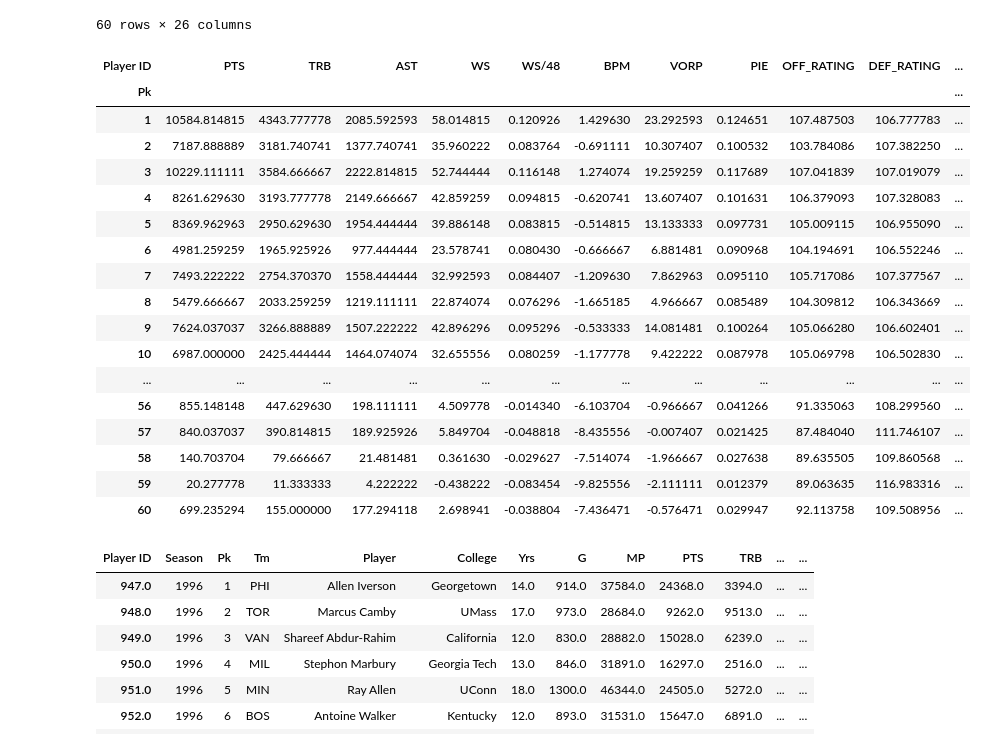
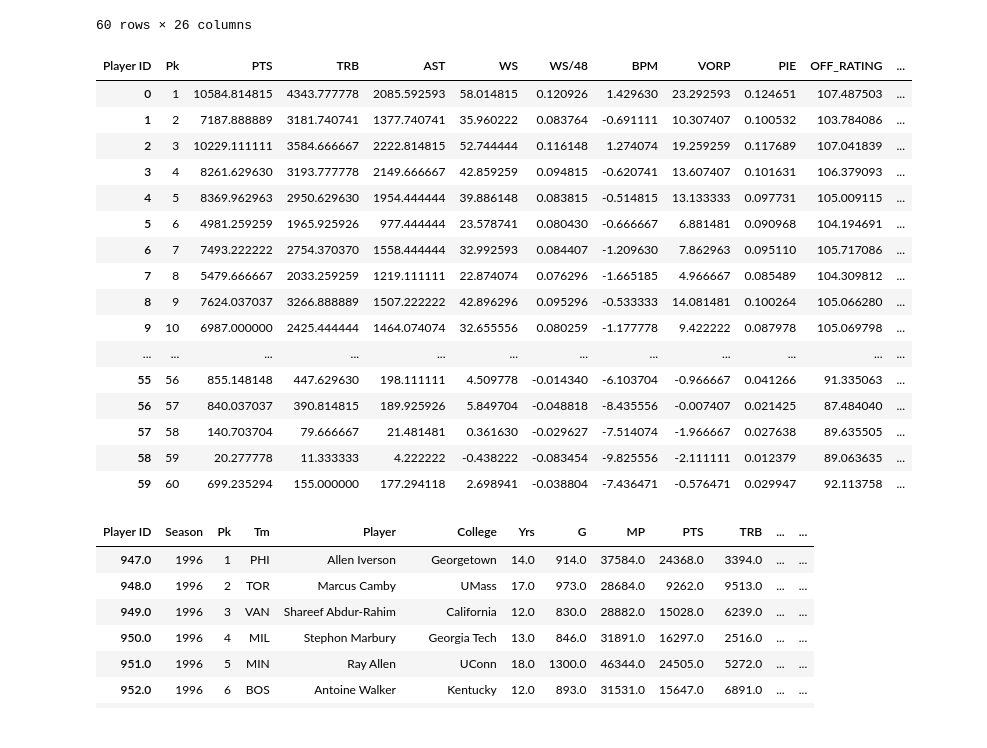
Before and after one commit to FabiosGit/NBA-draft-analysis, a Jupyter notebook: data/nba_stats_build_dfs.ipynb, the cells around one changed output. Saved outputs shown, nothing was run; the diff lists cells and outputs as text; code cells hidden in the pictures.

```diff
--- a/data/nba_stats_build_dfs.ipynb
+++ b/data/nba_stats_build_dfs.ipynb
@@ -125,29 +125,29 @@ df_career_na_filled.head(60)
 # %%
 # TODO: Maybe add toggle button that allows comparing only to players of same position
 
 # group the df_career dataframe by 'Pk' and calculate the average for each relevant stat
 df_avg = df_career_na_filled.groupby('Pk')[relevant_stats].mean(numeric_only=True)
+df_avg = df_avg.reset_index()
 
 df_avg
 # %% [output]
-| Player ID | PTS | TRB | AST | WS | WS/48 | BPM | VORP | PIE | OFF_RATING | DEF_RATING | ... |
-| Pk |  |  |  |  |  |  |  |  |  |  | ... |
-| 1 | 10584.814815 | 4343.777778 | 2085.592593 | 58.014815 | 0.120926 | 1.429630 | 23.292593 | 0.124651 | 107.487503 | 106.777783 | ... |
-| 2 | 7187.888889 | 3181.740741 | 1377.740741 | 35.960222 | 0.083764 | -0.691111 | 10.307407 | 0.100532 | 103.784086 | 107.382250 | ... |
-| 3 | 10229.111111 | 3584.666667 | 2222.814815 | 52.744444 | 0.116148 | 1.274074 | 19.259259 | 0.117689 | 107.041839 | 107.019079 | ... |
-| 4 | 8261.629630 | 3193.777778 | 2149.666667 | 42.859259 | 0.094815 | -0.620741 | 13.607407 | 0.101631 | 106.379093 | 107.328083 | ... |
-| 5 | 8369.962963 | 2950.629630 | 1954.444444 | 39.886148 | 0.083815 | -0.514815 | 13.133333 | 0.097731 | 105.009115 | 106.955090 | ... |
-| 6 | 4981.259259 | 1965.925926 | 977.444444 | 23.578741 | 0.080430 | -0.666667 | 6.881481 | 0.090968 | 104.194691 | 106.552246 | ... |
-| 7 | 7493.222222 | 2754.370370 | 1558.444444 | 32.992593 | 0.084407 | -1.209630 | 7.862963 | 0.095110 | 105.717086 | 107.377567 | ... |
-| 8 | 5479.666667 | 2033.259259 | 1219.111111 | 22.874074 | 0.076296 | -1.665185 | 4.966667 | 0.085489 | 104.309812 | 106.343669 | ... |
-| 9 | 7624.037037 | 3266.888889 | 1507.222222 | 42.896296 | 0.095296 | -0.533333 | 14.081481 | 0.100264 | 105.066280 | 106.602401 | ... |
-| 10 | 6987.000000 | 2425.444444 | 1464.074074 | 32.655556 | 0.080259 | -1.177778 | 9.422222 | 0.087978 | 105.069798 | 106.502830 | ... |
+| Player ID | Pk | PTS | TRB | AST | WS | WS/48 | BPM | VORP | PIE | OFF_RATING | ... |
+| 0 | 1 | 10584.814815 | 4343.777778 | 2085.592593 | 58.014815 | 0.120926 | 1.429630 | 23.292593 | 0.124651 | 107.487503 | ... |
+| 1 | 2 | 7187.888889 | 3181.740741 | 1377.740741 | 35.960222 | 0.083764 | -0.691111 | 10.307407 | 0.100532 | 103.784086 | ... |
+| 2 | 3 | 10229.111111 | 3584.666667 | 2222.814815 | 52.744444 | 0.116148 | 1.274074 | 19.259259 | 0.117689 | 107.041839 | ... |
+| 3 | 4 | 8261.629630 | 3193.777778 | 2149.666667 | 42.859259 | 0.094815 | -0.620741 | 13.607407 | 0.101631 | 106.379093 | ... |
+| 4 | 5 | 8369.962963 | 2950.629630 | 1954.444444 | 39.886148 | 0.083815 | -0.514815 | 13.133333 | 0.097731 | 105.009115 | ... |
+| 5 | 6 | 4981.259259 | 1965.925926 | 977.444444 | 23.578741 | 0.080430 | -0.666667 | 6.881481 | 0.090968 | 104.194691 | ... |
+| 6 | 7 | 7493.222222 | 2754.370370 | 1558.444444 | 32.992593 | 0.084407 | -1.209630 | 7.862963 | 0.095110 | 105.717086 | ... |
+| 7 | 8 | 5479.666667 | 2033.259259 | 1219.111111 | 22.874074 | 0.076296 | -1.665185 | 4.966667 | 0.085489 | 104.309812 | ... |
+| 8 | 9 | 7624.037037 | 3266.888889 | 1507.222222 | 42.896296 | 0.095296 | -0.533333 | 14.081481 | 0.100264 | 105.066280 | ... |
+| 9 | 10 | 6987.000000 | 2425.444444 | 1464.074074 | 32.655556 | 0.080259 | -1.177778 | 9.422222 | 0.087978 | 105.069798 | ... |
 | ... | ... | ... | ... | ... | ... | ... | ... | ... | ... | ... | ... |
-| 56 | 855.148148 | 447.629630 | 198.111111 | 4.509778 | -0.014340 | -6.103704 | -0.966667 | 0.041266 | 91.335063 | 108.299560 | ... |
-| 57 | 840.037037 | 390.814815 | 189.925926 | 5.849704 | -0.048818 | -8.435556 | -0.007407 | 0.021425 | 87.484040 | 111.746107 | ... |
-| 58 | 140.703704 | 79.666667 | 21.481481 | 0.361630 | -0.029627 | -7.514074 | -1.966667 | 0.027638 | 89.635505 | 109.860568 | ... |
-| 59 | 20.277778 | 11.333333 | 4.222222 | -0.438222 | -0.083454 | -9.825556 | -2.111111 | 0.012379 | 89.063635 | 116.983316 | ... |
-| 60 | 699.235294 | 155.000000 | 177.294118 | 2.698941 | -0.038804 | -7.436471 | -0.576471 | 0.029947 | 92.113758 | 109.508956 | ... |
+| 55 | 56 | 855.148148 | 447.629630 | 198.111111 | 4.509778 | -0.014340 | -6.103704 | -0.966667 | 0.041266 | 91.335063 | ... |
+| 56 | 57 | 840.037037 | 390.814815 | 189.925926 | 5.849704 | -0.048818 | -8.435556 | -0.007407 | 0.021425 | 87.484040 | ... |
+| 57 | 58 | 140.703704 | 79.666667 | 21.481481 | 0.361630 | -0.029627 | -7.514074 | -1.966667 | 0.027638 | 89.635505 | ... |
+| 58 | 59 | 20.277778 | 11.333333 | 4.222222 | -0.438222 | -0.083454 | -9.825556 | -2.111111 | 0.012379 | 89.063635 | ... |
+| 59 | 60 | 699.235294 | 155.000000 | 177.294118 | 2.698941 | -0.038804 | -7.436471 | -0.576471 | 0.029947 | 92.113758 | ... |
 # %%
 # for each relevant stat, create a new column in the df_career_na_filled dataframe with the difference between the player's stat and the average for that stat for their draft position
 for stat in relevant_stats:
```
Also changed, not shown: parts of 1 cell of this notebook.
